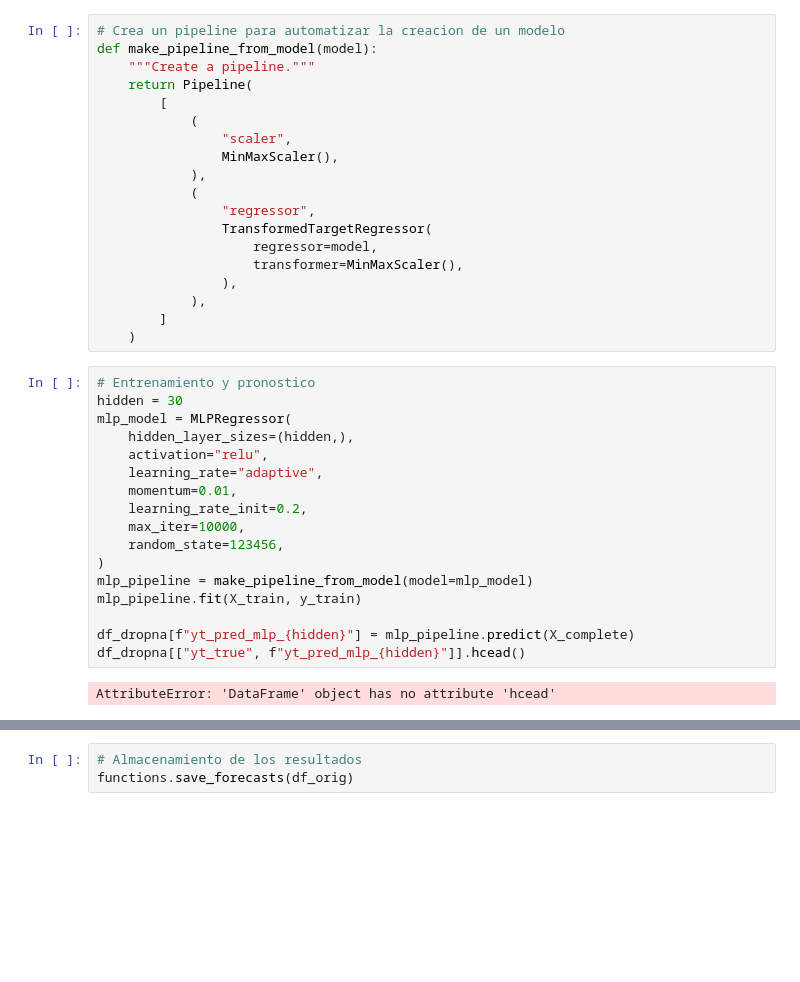
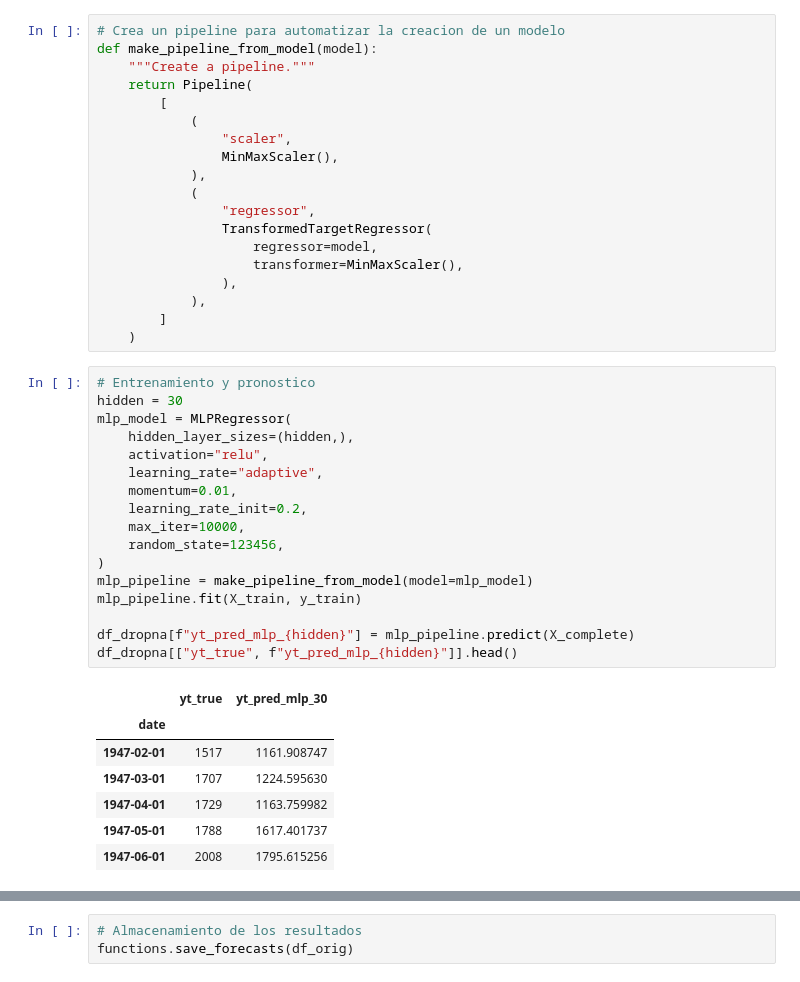
Before and after one commit to 2024-2-analitica-predictiva/2024-2-PRE-14-prediccion-de-series-de-tiempo-Jhurtadom76, a Jupyter notebook: homework/notebook_5.ipynb, the cells around one changed output, grey strips where cells are left out. Drawn from its saved outputs; the diff is of its cells as text; blank space fills up the shorter version.

```diff
--- a/homework/notebook_5.ipynb
+++ b/homework/notebook_5.ipynb
@@ -96,22 +96,28 @@ def make_pipeline_from_model(model):
 # %%
 # Entrenamiento y pronostico
 hidden = 30
 mlp_model = MLPRegressor(
     hidden_layer_sizes=(hidden,),
     activation="relu",
     learning_rate="adaptive",
     momentum=0.01,
     learning_rate_init=0.2,
     max_iter=10000,
     random_state=123456,
 )
 mlp_pipeline = make_pipeline_from_model(model=mlp_model)
 mlp_pipeline.fit(X_train, y_train)
 
 df_dropna[f"yt_pred_mlp_{hidden}"] = mlp_pipeline.predict(X_complete)
-df_dropna[["yt_true", f"yt_pred_mlp_{hidden}"]].hcead()
+df_dropna[["yt_true", f"yt_pred_mlp_{hidden}"]].head()
 # %% [output]
-AttributeError: 'DataFrame' object has no attribute 'hcead'
+|  | yt_true | yt_pred_mlp_30 |
+| date |  |  |
+| 1947-02-01 | 1517 | 1161.908747 |
+| 1947-03-01 | 1707 | 1224.595630 |
+| 1947-04-01 | 1729 | 1163.759982 |
+| 1947-05-01 | 1788 | 1617.401737 |
+| 1947-06-01 | 2008 | 1795.615256 |
 # %%
 # Gráfica de los pronósticos
 df_orig.loc[df_dropna.index, f"yt_pred_mlp_{hidden}"] = df_dropna[
```
Also changed, not shown: parts of 2 cells of this notebook, 10 other files.
